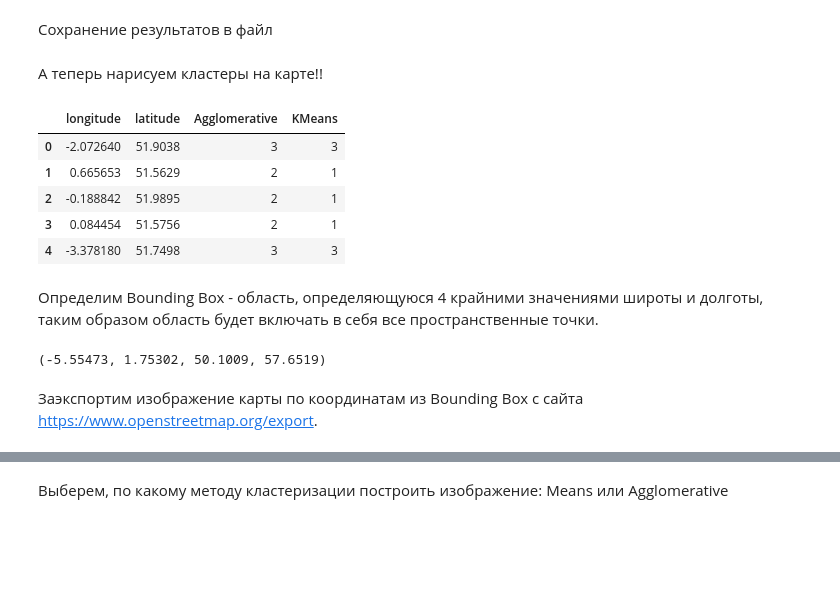
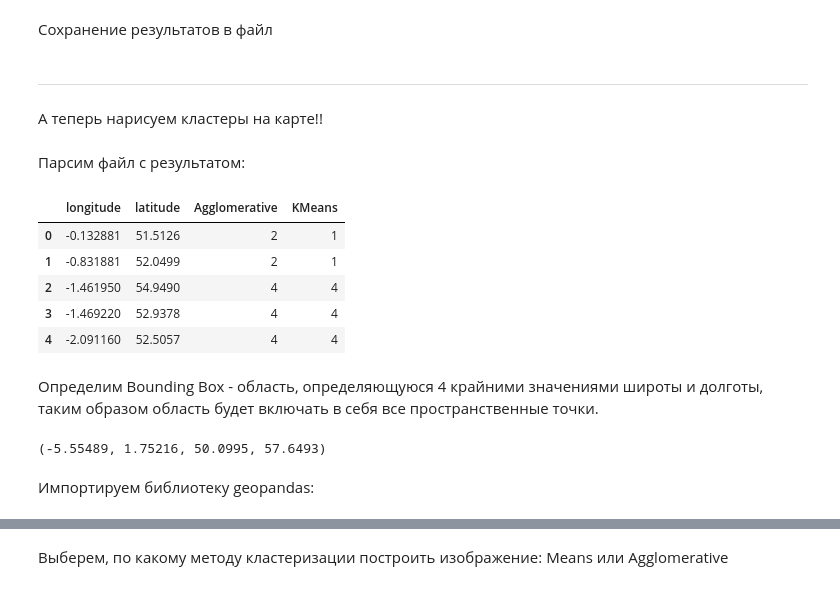
Before and after one commit to renett-t/data-mining-course, a Jupyter notebook: clusterization/1_Clusterisation_Data_mining_couse_2022.ipynb, the cells around one changed output, grey strips where cells are left out. Cells and saved outputs as stored; diff of their text form; code cells hidden in the pictures; blank space fills up the shorter version.

```diff
--- a/clusterization/1_Clusterisation_Data_mining_couse_2022.ipynb
+++ b/clusterization/1_Clusterisation_Data_mining_couse_2022.ipynb
@@ -257,26 +259,27 @@ data[data['KMeans'] == cluster_num]
 result_file = 'result/result_urbanGb.csv'
 data.to_csv(result_file, index=False)
 # %% [markdown]
+-----------
 
 А теперь нарисуем кластеры на карте!!
+# %% [markdown]
+Парсим файл с результатом:
 # %%
 result_file = 'result/result_urbanGb.csv'
 
-geo_data = pd.read_csv(result_file)
-geo_data.head()
+res_data = pd.read_csv(result_file)
+res_data.head()
 # %% [output]
 |  | longitude | latitude | Agglomerative | KMeans |
-| 0 | -2.072640 | 51.9038 | 3 | 3 |
-| 1 | 0.665653 | 51.5629 | 2 | 1 |
-| 2 | -0.188842 | 51.9895 | 2 | 1 |
-| 3 | 0.084454 | 51.5756 | 2 | 1 |
-| 4 | -3.378180 | 51.7498 | 3 | 3 |
+| 0 | -0.132881 | 51.5126 | 2 | 1 |
+| 1 | -0.831881 | 52.0499 | 2 | 1 |
+| 2 | -1.461950 | 54.9490 | 4 | 4 |
+| 3 | -1.469220 | 52.9378 | 4 | 4 |
+| 4 | -2.091160 | 52.5057 | 4 | 4 |
 # %% [markdown]
 Определим Bounding Box - область, определяющуюся 4 крайними значениями широты и долготы, таким образом область будет включать в себя все пространственные точки.
 # %%
-BBox = ((geo_data.longitude.min(), geo_data.longitude.max(), geo_data.latitude.min(), geo_data.latitude.max()))
+BBox = ((res_data.longitude.min(), res_data.longitude.max(), res_data.latitude.min(), res_data.latitude.max()))
 print(BBox)
 # %% [output]
-(-5.55473, 1.75302, 50.1009, 57.6519)
+(-5.55489, 1.75216, 50.0995, 57.6493)
-# %% [markdown]
-Заэкспортим изображение карты по координатам из Bounding Box с сайта https://www.openstreetmap.org/export.
@@ -285,0 +286,2 @@ map_image = plt.imread(map_image_file)
+# %% [markdown]
+Импортируем библиотеку geopandas:
```
Also changed, not shown: parts of 37 cells of this notebook, 7 other files.
